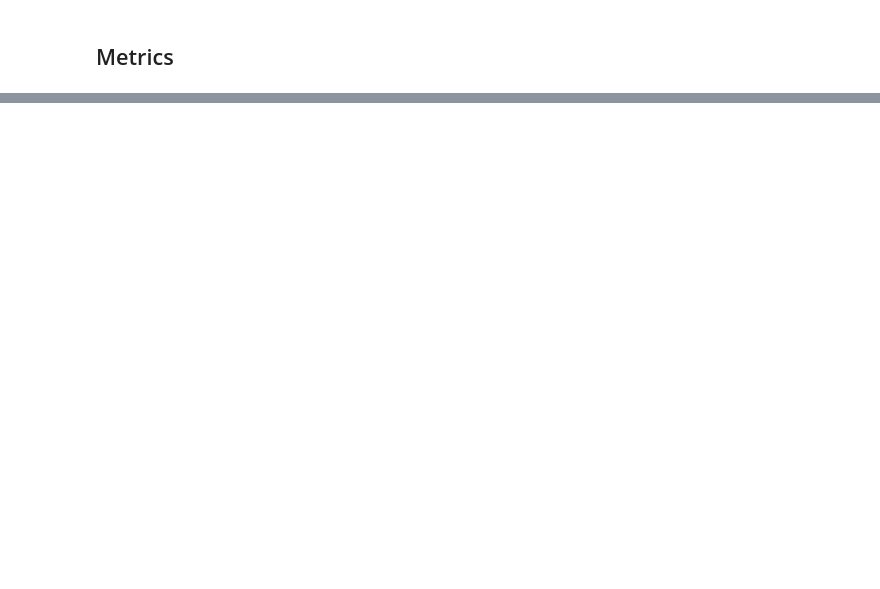
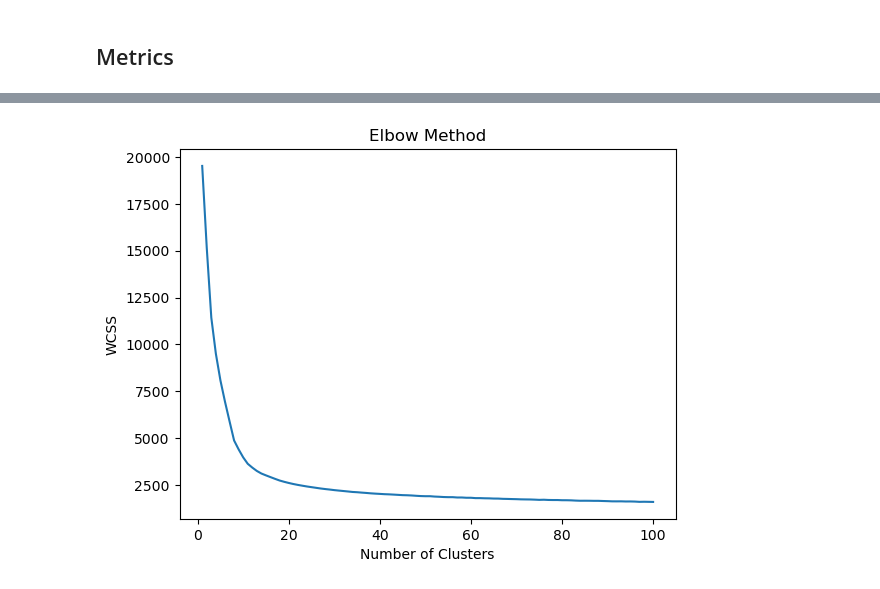
Before and after one commit to ithomasdev/ITCS6100_group6, a Jupyter notebook: BigData Final ProjectGrp6.ipynb, the cells around one changed output, grey strips where cells are left out. Cells and saved outputs as stored; diff of their text form; code cells hidden in the pictures; blank space fills up the shorter version.

```diff
--- a/BigData Final ProjectGrp6.ipynb
+++ b/BigData Final ProjectGrp6.ipynb
@@ -190,0 +248,16 @@ Name: lifting_events, Length: 423006, dtype: float64
+# %%
+# Calculate the within-cluster sum of squares (WCSS)
+wcss = []
+for k in range(1, 101):
+    kmeans = KMeans(n_clusters=k, n_init=100, random_state=0)
+    kmeans.fit(cluster_data_imputed)
+    wcss.append(kmeans.inertia_)
+
+# Plot the WCSS
+plt.plot(range(1, 101), wcss)
+plt.title('Elbow Method')
+plt.xlabel('Number of Clusters')
+plt.ylabel('WCSS')
+plt.show()
+# %% [output]
+[figure, added]
```
Also changed, not shown: parts of 17 cells of this notebook.
